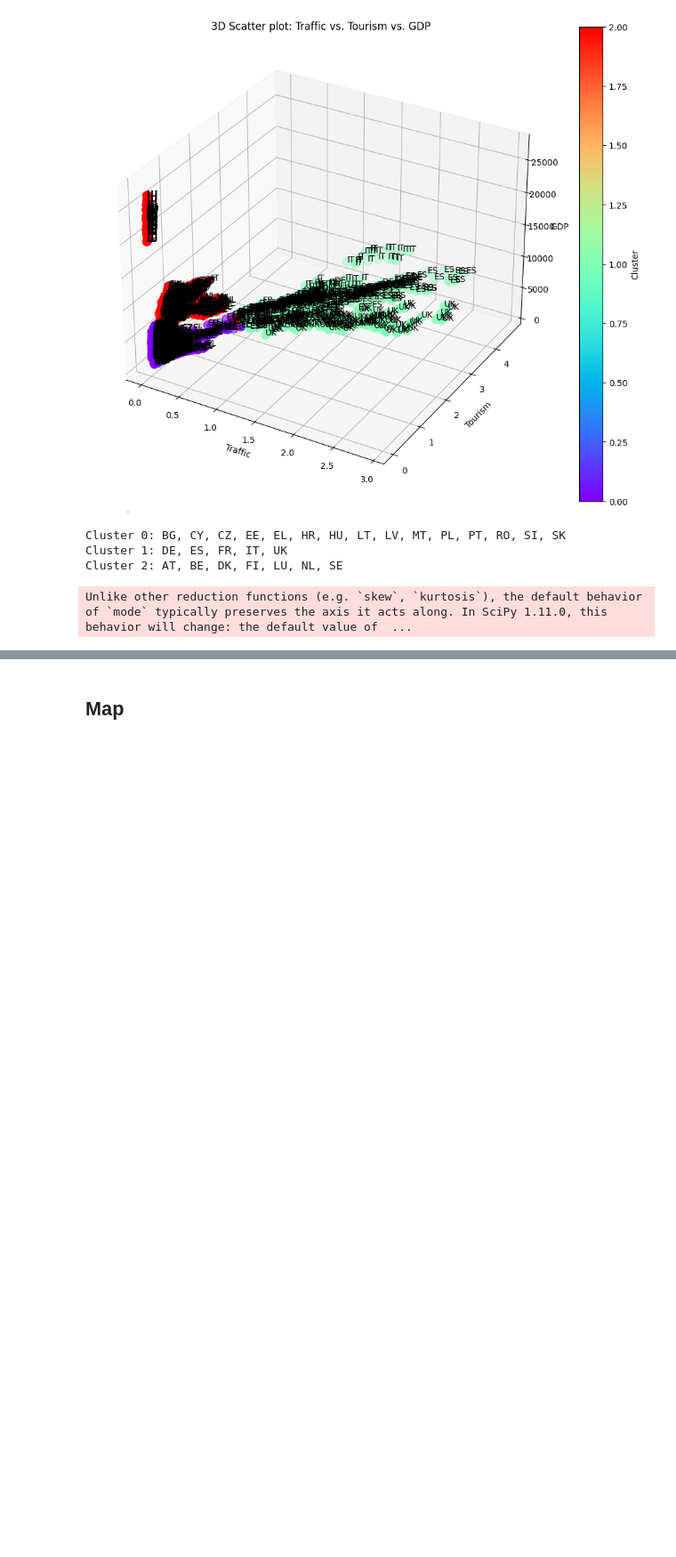
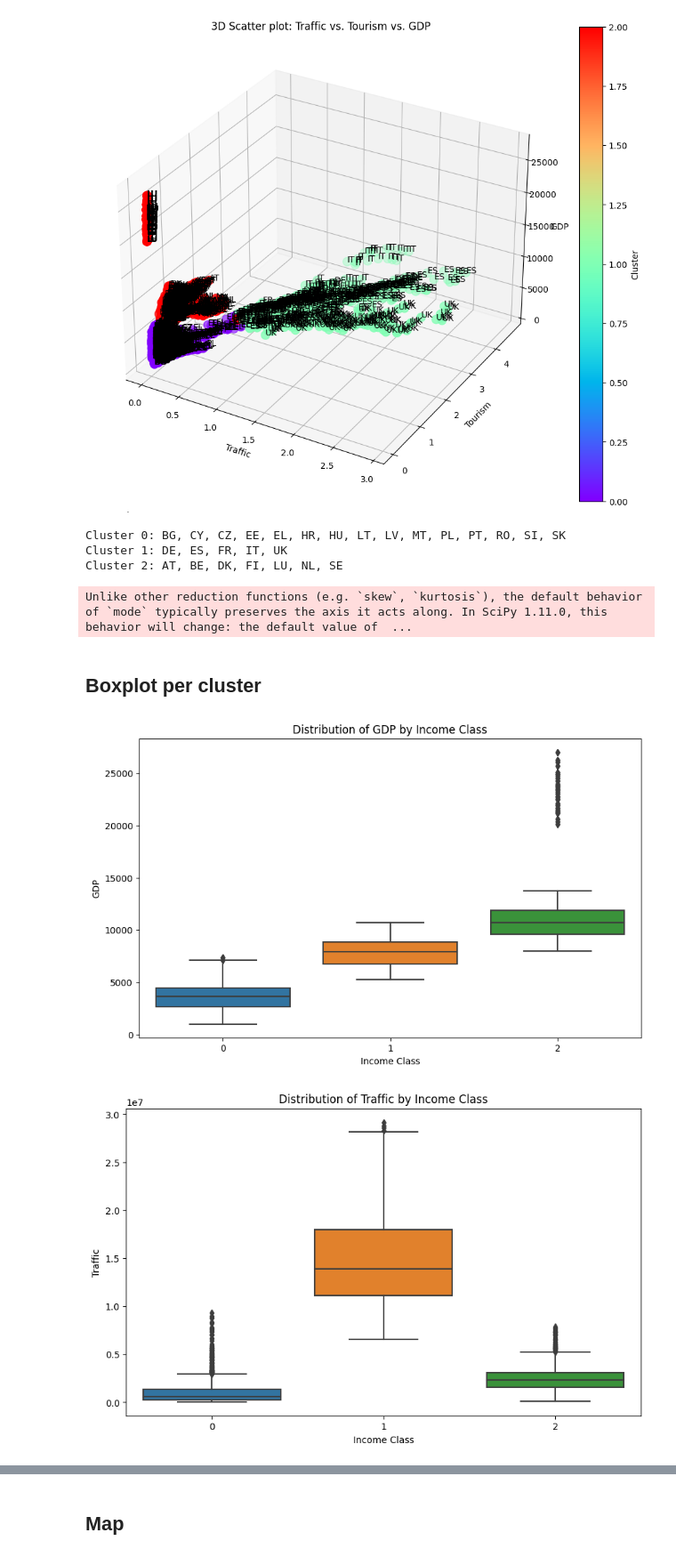
Before and after one commit to jimvanoosten/TIL6022_Group31, a Jupyter notebook: Gijs_versionGOOD.ipynb, the cells around one changed output, grey strips where cells are left out. Shown at 89% size. Drawn from its saved outputs; the diff is of its cells as text; code cells hidden in the pictures; blank space fills up the shorter version.

Commit message:
boxplot

```diff
--- a/Gijs_versionGOOD.ipynb
+++ b/Gijs_versionGOOD.ipynb
@@ -241,3 +241,20 @@ Cluster 0: BG, CY, CZ, EE, EL, HR, HU, LT, LV, MT, PL, PT, RO, SI, SK
 Cluster 1: DE, ES, FR, IT, UK
 Cluster 2: AT, BE, DK, FI, LU, NL, SE
 Unlike other reduction functions (e.g. `skew`, `kurtosis`), the default behavior of `mode` typically preserves the axis it acts along. In SciPy 1.11.0, this behavior will change: the default value of  ...
+# %% [markdown]
+## Boxplot per cluster
+# %%
+country_to_cluster = {country: cluster for cluster, countries in cluster.items() for country in countries}
+merged_data['Income Class'] = merged_data['geo'].map(country_to_cluster)
+metrics = ['GDP', 'Traffic', 'Tourism']
+
+for metric in metrics:
+    plt.figure(figsize=(10, 6))
+    sns.boxplot(x='Income Class', y=metric, data=merged_data)
+    plt.title(f'Distribution of {metric} by Income Class')
+    plt.ylabel(metric)
+    plt.xlabel('Income Class')
+    plt.show()
+# %% [output]
+[figure, added]
+[figure, added]
```
Also changed, not shown: parts of 1 cell of this notebook.
